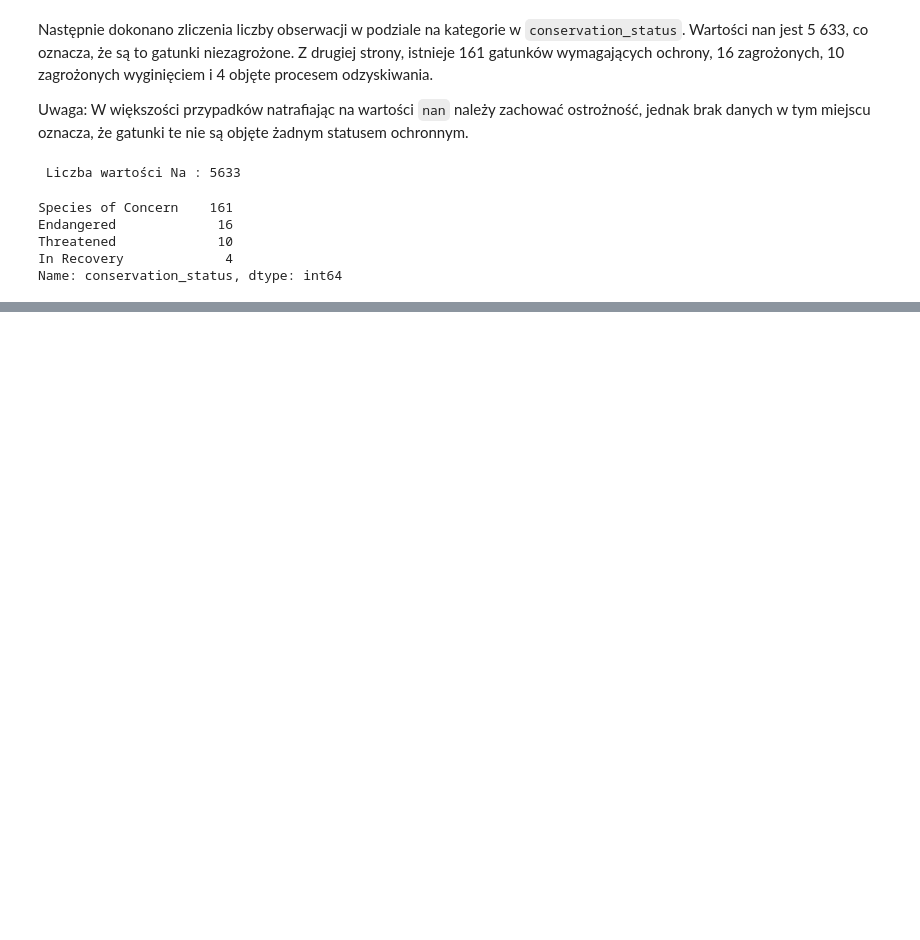
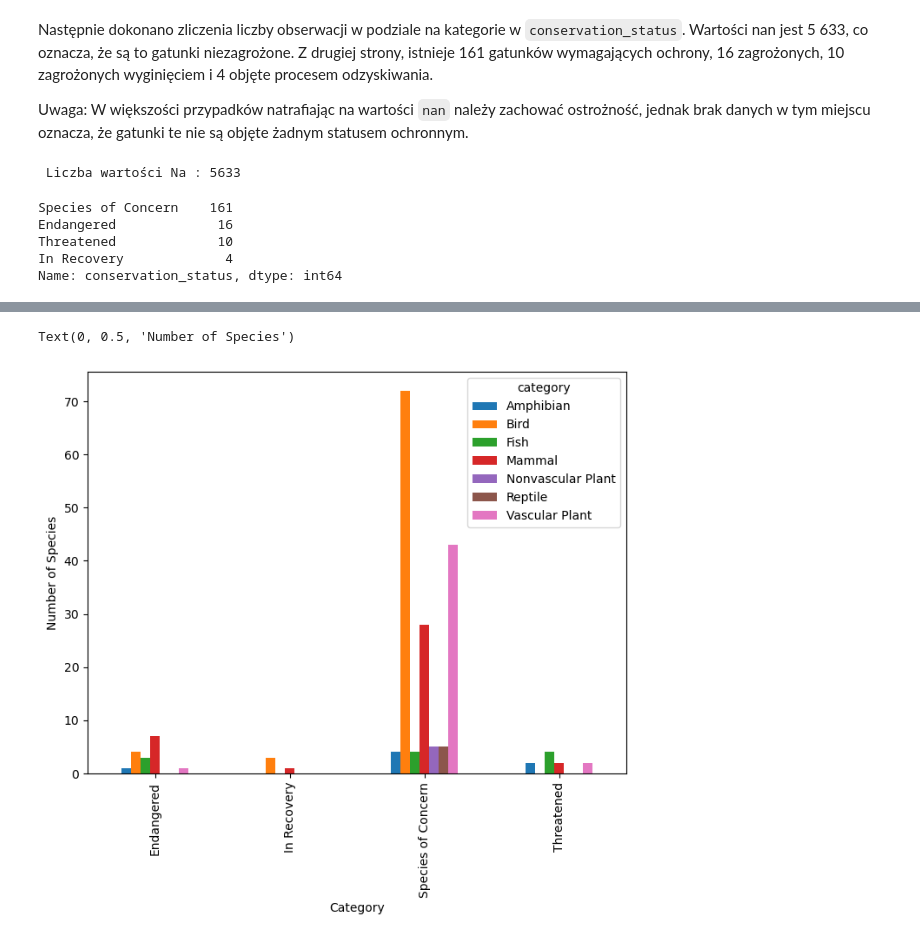
Before and after one commit to KingAMJ23/Endangered-species, a Jupyter notebook: biodiversity.ipynb, the cells around one changed output, grey strips where cells are left out. Drawn from its saved outputs; the diff is of its cells as text; code cells hidden in the pictures; blank space fills up the shorter version.

```diff
--- a/biodiversity.ipynb
+++ b/biodiversity.ipynb
@@ -145,0 +174,3 @@ Name: conservation_status, dtype: int64
+# %%
+species.fillna('No Intervention', inplace = True)
+species.groupby('conservation_status').size()
@@ -145,0 +189,3 @@ Name: conservation_status, dtype: int64
+# %%
+conservatioCategory = species[species['conservation_status'] != 'No Intervention'].groupby(['conservation_status','category'])['scientific_name'].count().unstack()
+conservatioCategory
@@ -145,0 +199,7 @@ Name: conservation_status, dtype: int64
+# %%
+ax = conservatioCategory.plot(kind='bar', figsize=(8,6))
+ax.set_xlabel('Category')
+ax.set_ylabel('Number of Species')
+# %% [output]
+Text(0, 0.5, 'Number of Species')
+[figure, added]
```
Also changed, not shown: parts of 48 cells of this notebook.
